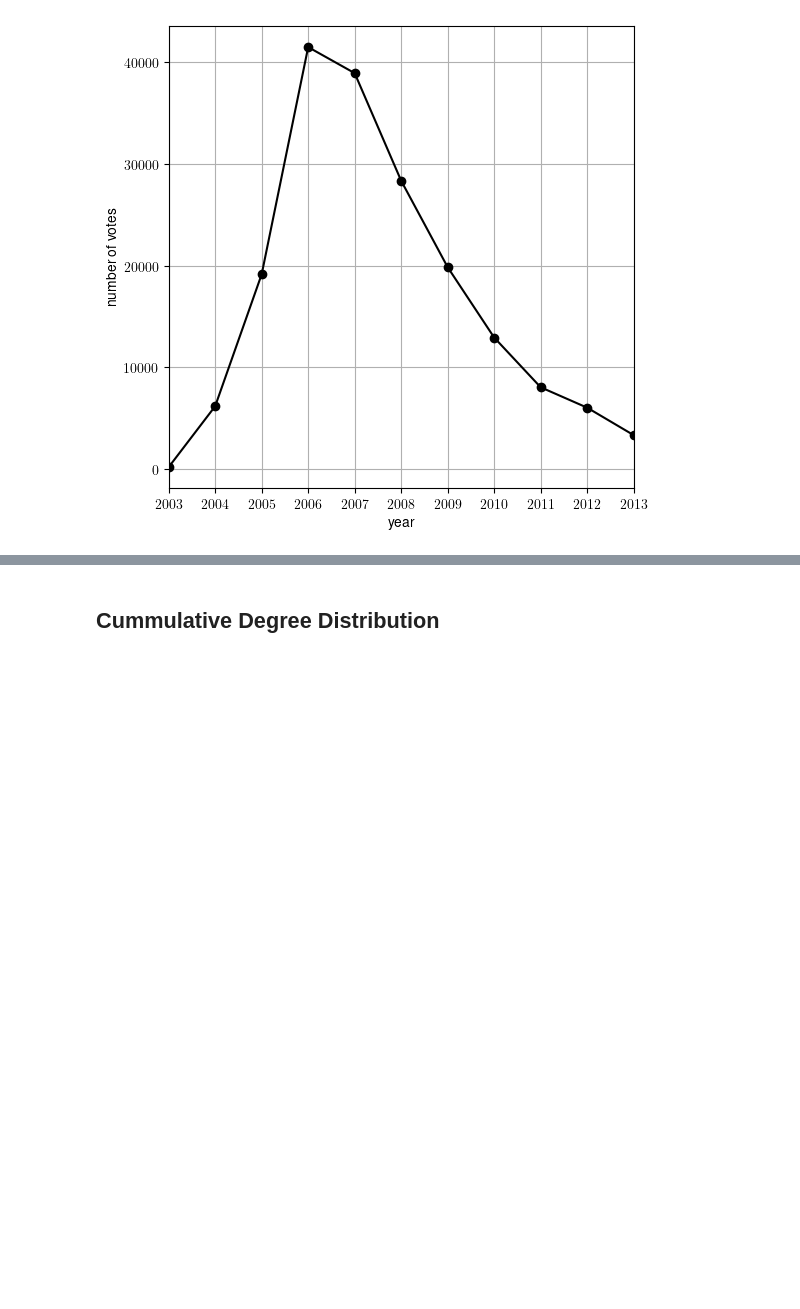
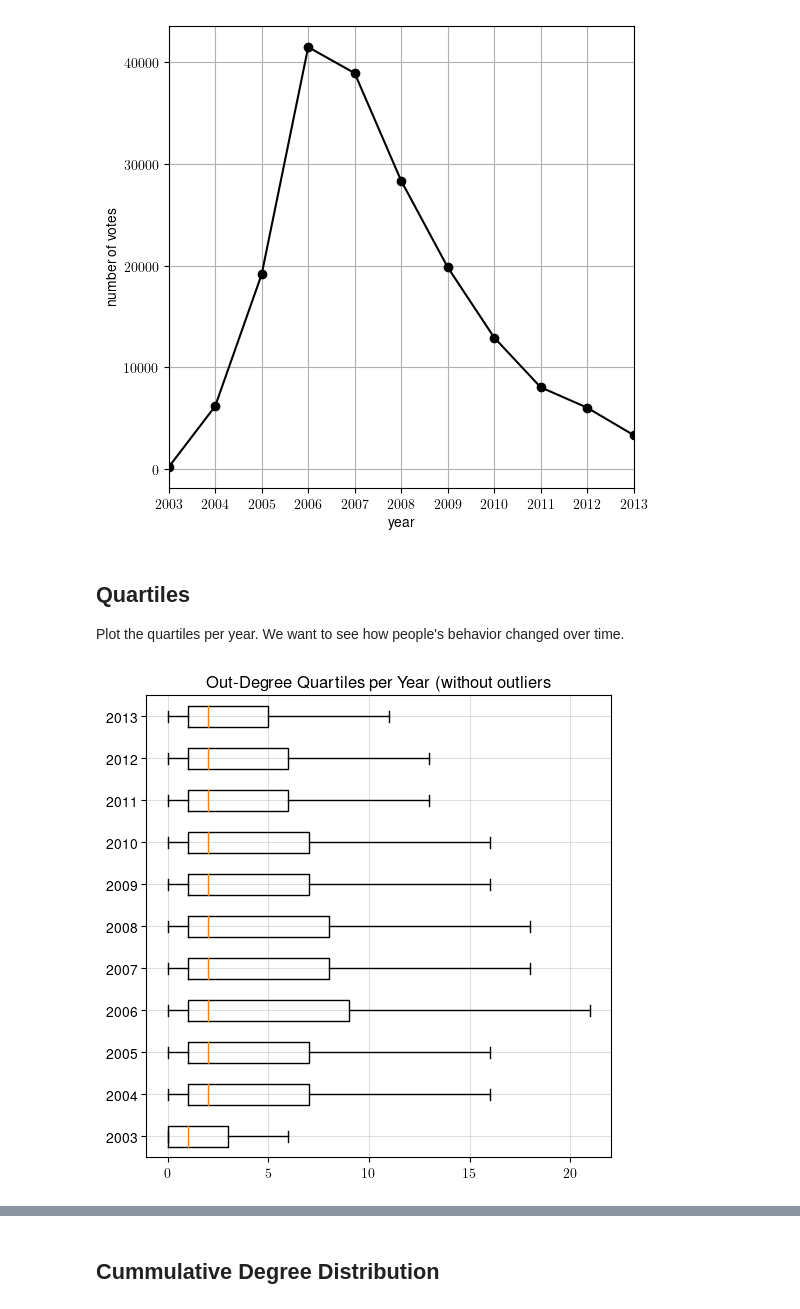
Before and after one commit to lucasguesserts/MO412-graph-algorithms, a Jupyter notebook: project/explore.ipynb, the cells around one changed output, grey strips where cells are left out. Drawn from its saved outputs; the diff is of its cells as text; code cells hidden in the pictures; blank space fills up the shorter version.

Commit message:
feat(project): add boxplot of votes per year

```diff
--- a/project/explore.ipynb
+++ b/project/explore.ipynb
@@ -66,3 +65,20 @@ plt.close(fig)
 fig
 # %% [output]
 [figure]
+# %% [markdown]
+## Quartiles
+
+Plot the quartiles per year. We want to see how people's behavior changed over time.
+# %%
+fig = plt.figure(figsize=(6, 6))
+ax = fig.add_subplot(111)
+gpy = GraphPerYear(reader.data)
+gpy.plot_quartiles(
+    ax,
+    degree_type="out",
+)
+fig.savefig(os.path.join(output_dir, "quartiles_out.png"))
+plt.close(fig)
+fig
+# %% [output]
+[figure, added]
```
Also changed, not shown: parts of 6 cells of this notebook, 2 other files.
